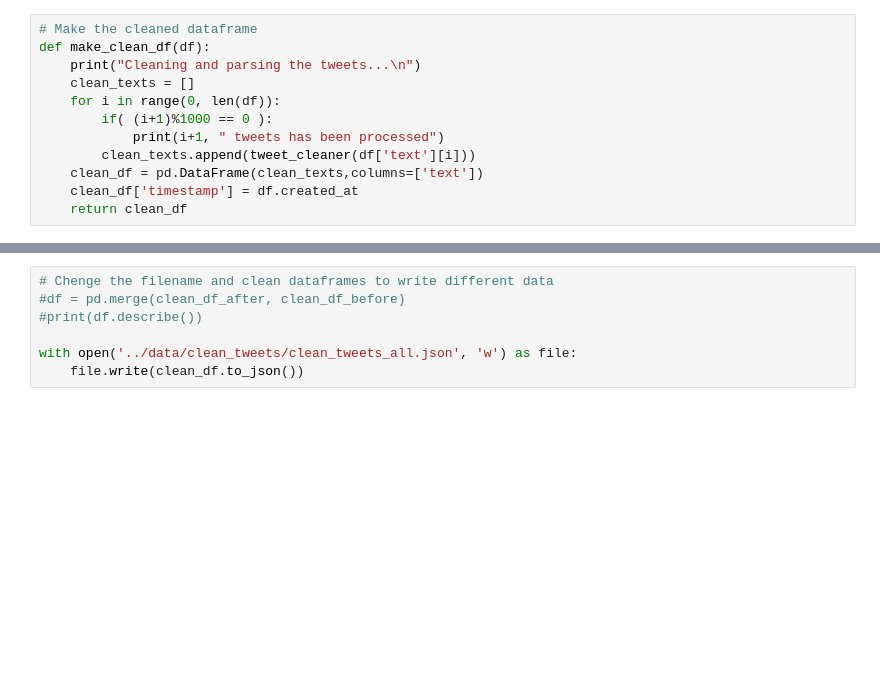
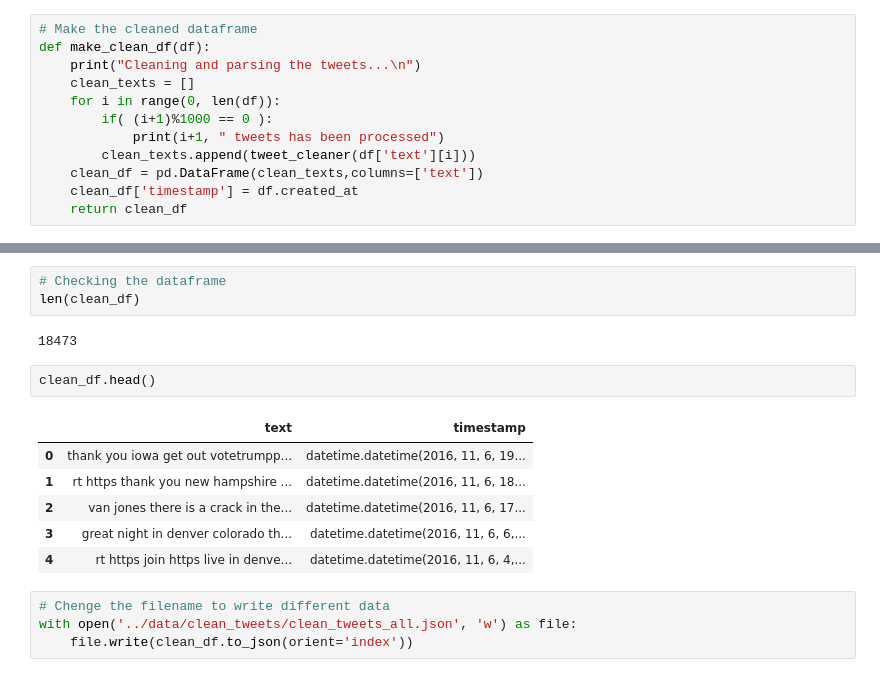
Before and after one commit to vvenla/trumponator, a Jupyter notebook: source/wrangling_tweets2.ipynb, the cells around one changed output, grey strips where cells are left out. Drawn from its saved outputs; the diff is of its cells as text; blank space fills up the shorter version.

```diff
--- a/source/wrangling_tweets2.ipynb
+++ b/source/wrangling_tweets2.ipynb
@@ -115,8 +93,19 @@ print(clean_df)
+# %%
+# Checking the dataframe
+len(clean_df)
+# %% [output]
+18473
+# %%
+clean_df.head()
+# %% [output]
+|  | text | timestamp |
+| 0 | thank you iowa get out votetrumpp... | datetime.datetime(2016, 11, 6, 19... |
+| 1 | rt https thank you new hampshire ... | datetime.datetime(2016, 11, 6, 18... |
+| 2 | van jones there is a crack in the... | datetime.datetime(2016, 11, 6, 17... |
+| 3 | great night in denver colorado th... | datetime.datetime(2016, 11, 6, 6,... |
+| 4 | rt https join https live in denve... | datetime.datetime(2016, 11, 6, 4,... |
 # %%
-# Chenge the filename and clean dataframes to write different data
-#df = pd.merge(clean_df_after, clean_df_before)
-#print(df.describe())
-
+# Chenge the filename to write different data
 with open('../data/clean_tweets/clean_tweets_all.json', 'w') as file:
-    file.write(clean_df.to_json())
+    file.write(clean_df.to_json(orient='index'))
 # %%
```
Also changed, not shown: parts of 11 cells of this notebook, 1 other file.
